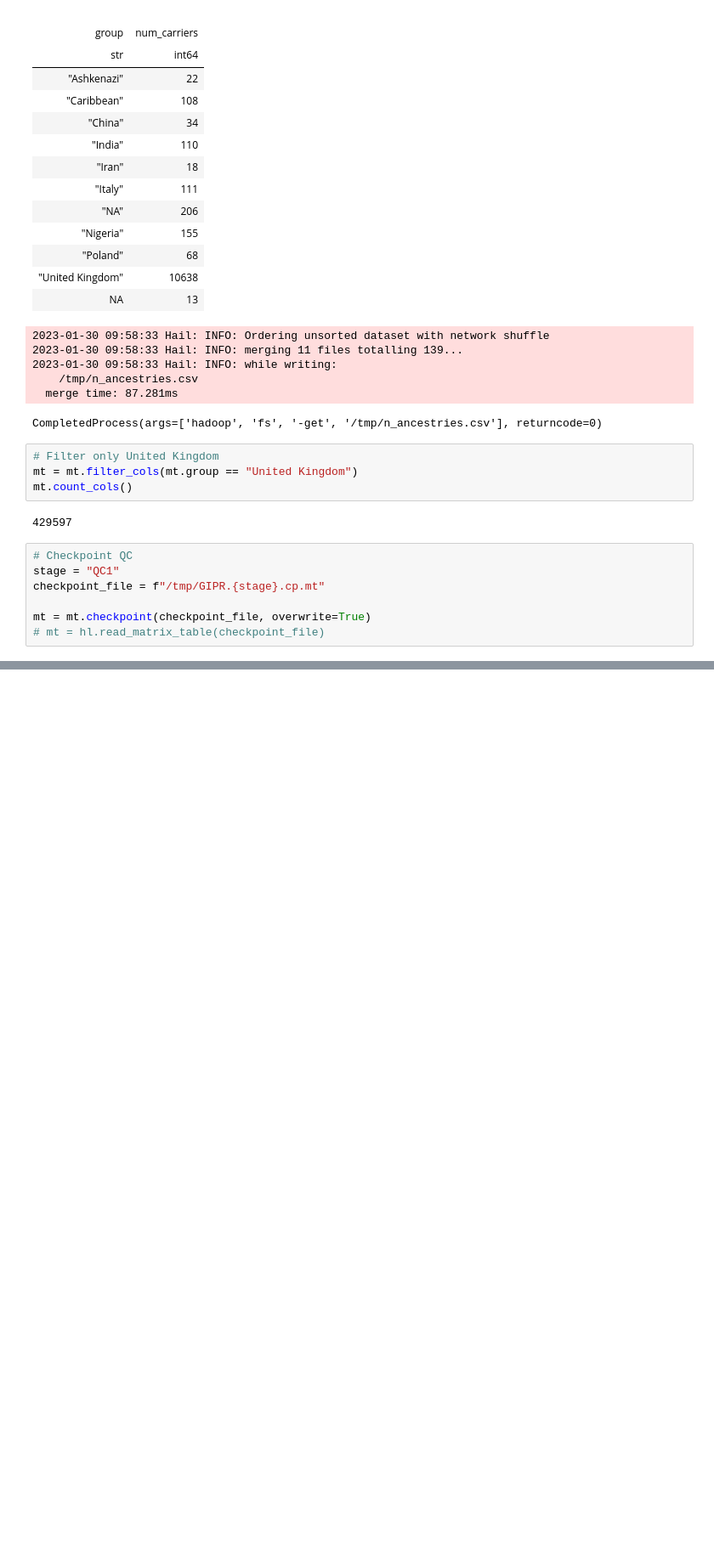
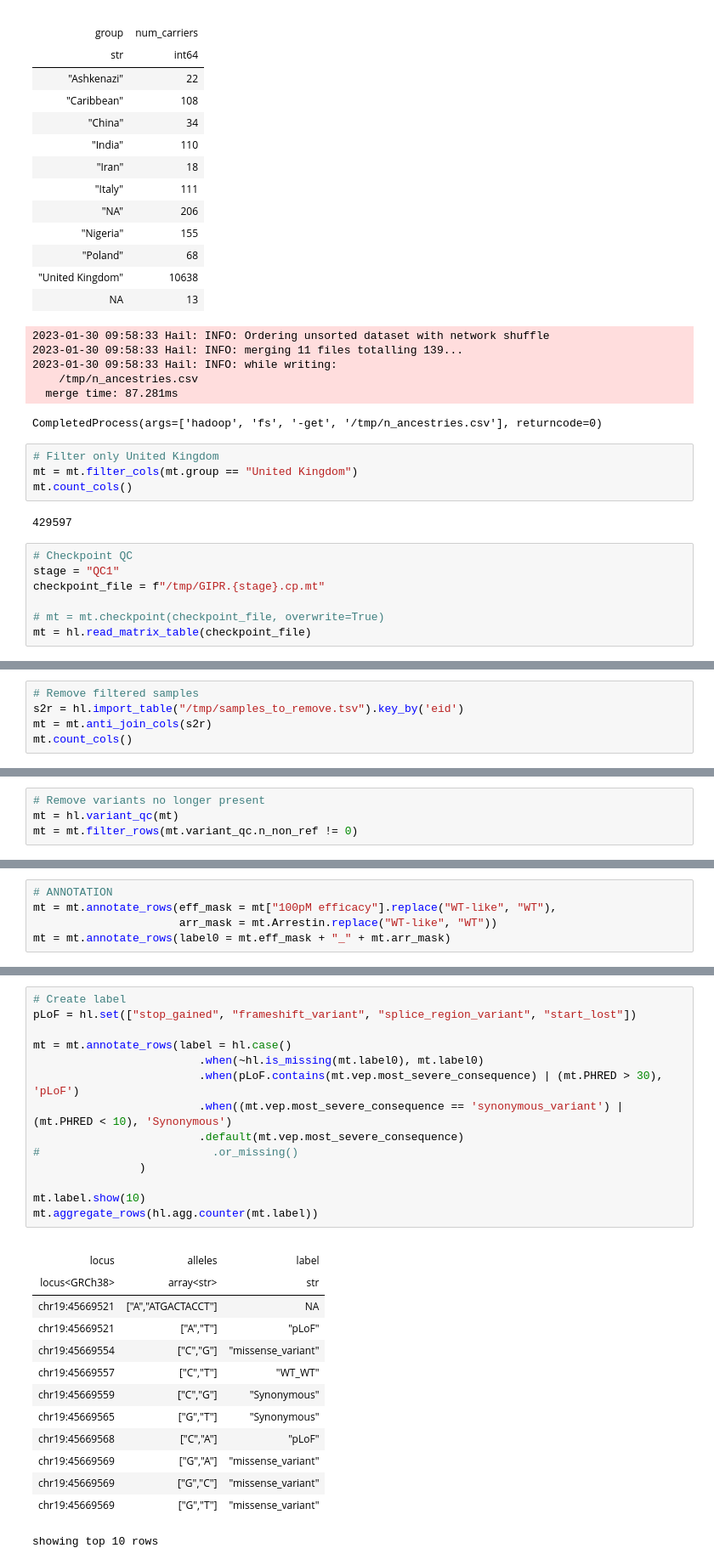
Before and after one commit to HauserGroup/gogoGPCR, a Jupyter notebook: notebooks/GIPR/GIPR_full.ipynb, the cells around one changed output, grey strips where cells are left out. Shown at 85% size. Drawn from its saved outputs; the diff is of its cells as text; blank space fills up the shorter version.

```diff
--- a/notebooks/GIPR/GIPR_full.ipynb
+++ b/notebooks/GIPR/GIPR_full.ipynb
@@ -346,5 +346,5 @@ mt.count_cols()
 stage = "QC1"
 checkpoint_file = f"/tmp/GIPR.{stage}.cp.mt"
 
-mt = mt.checkpoint(checkpoint_file, overwrite=True)
-# mt = hl.read_matrix_table(checkpoint_file)
+# mt = mt.checkpoint(checkpoint_file, overwrite=True)
+mt = hl.read_matrix_table(checkpoint_file)
@@ -352,0 +351,5 @@ mt = mt.checkpoint(checkpoint_file, overwrite=True)
+# %%
+# Remove filtered samples
+s2r = hl.import_table("/tmp/samples_to_remove.tsv").key_by('eid')
+mt = mt.anti_join_cols(s2r)
+mt.count_cols()
@@ -352,0 +360,4 @@ mt = mt.checkpoint(checkpoint_file, overwrite=True)
+# %%
+# Remove variants no longer present
+mt = hl.variant_qc(mt)
+mt = mt.filter_rows(mt.variant_qc.n_non_ref != 0)
@@ -352,0 +368,5 @@ mt = mt.checkpoint(checkpoint_file, overwrite=True)
+# %%
+# ANNOTATION
+mt = mt.annotate_rows(eff_mask = mt["100pM efficacy"].replace("WT-like", "WT"),
+                      arr_mask = mt.Arrestin.replace("WT-like", "WT"))
+mt = mt.annotate_rows(label0 = mt.eff_mask + "_" + mt.arr_mask)
@@ -352,0 +378,29 @@ mt = mt.checkpoint(checkpoint_file, overwrite=True)
+# %%
+# Create label
+pLoF = hl.set(["stop_gained", "frameshift_variant", "splice_region_variant", "start_lost"])
+
+mt = mt.annotate_rows(label = hl.case()
+                         .when(~hl.is_missing(mt.label0), mt.label0)
+                         .when(pLoF.contains(mt.vep.most_severe_consequence) | (mt.PHRED > 30), 'pLoF')
+                         .when((mt.vep.most_severe_consequence == 'synonymous_variant') | (mt.PHRED < 10), 'Synonymous')
+                         .default(mt.vep.most_severe_consequence)
+#                          .or_missing()
+                )
+
+mt.label.show(10)
+mt.aggregate_rows(hl.agg.counter(mt.label))
+# %% [output]
+|  |  |  |
+| locus | alleles | label |
+| locus<GRCh38> | array<str> | str |
+| chr19:45669521 | ["A","ATGACTACCT"] | NA |
+| chr19:45669521 | ["A","T"] | "pLoF" |
+| chr19:45669554 | ["C","G"] | "missense_variant" |
+| chr19:45669557 | ["C","T"] | "WT_WT" |
+| chr19:45669559 | ["C","G"] | "Synonymous" |
+| chr19:45669565 | ["G","T"] | "Synonymous" |
+| chr19:45669568 | ["C","A"] | "pLoF" |
+| chr19:45669569 | ["G","A"] | "missense_variant" |
+| chr19:45669569 | ["G","C"] | "missense_variant" |
+| chr19:45669569 | ["G","T"] | "missense_variant" |
+showing top 10 rows
```
Also changed, not shown: parts of 13 cells of this notebook.
